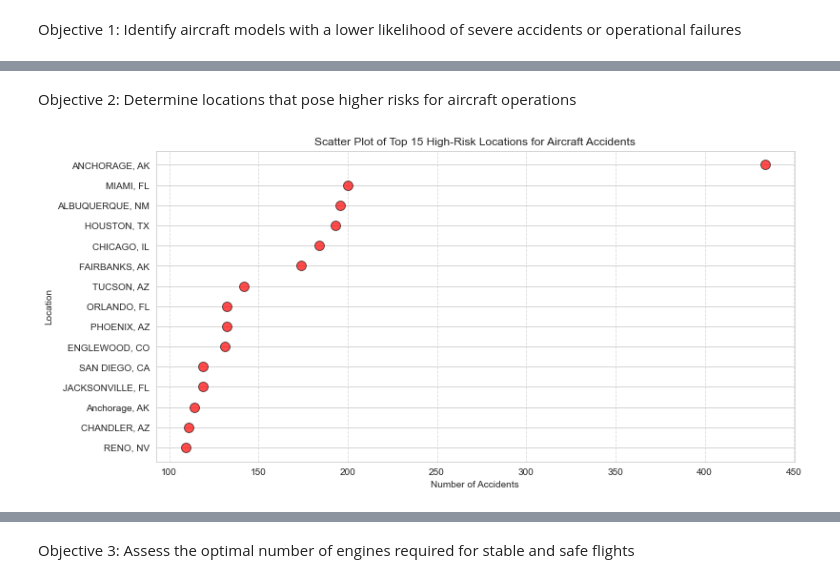
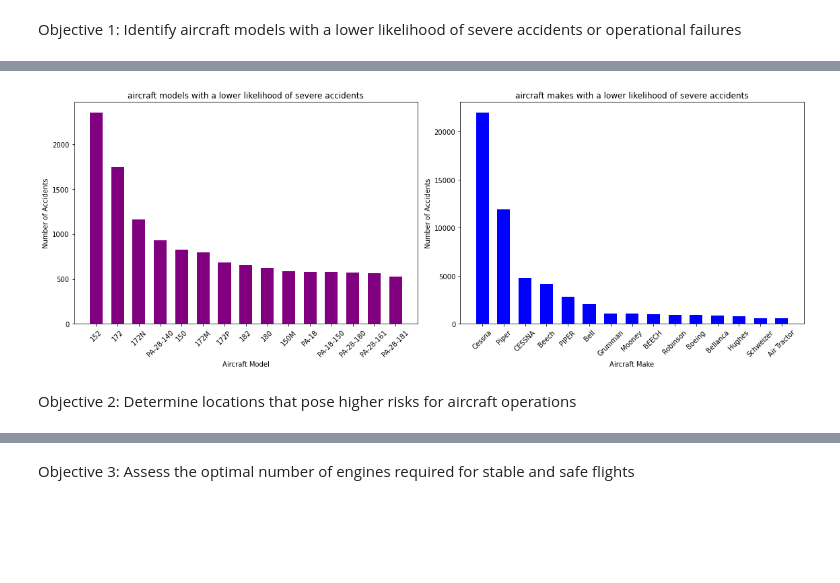
Before and after one commit to hanifa331/Data-Visualization, a Jupyter notebook: index.ipynb, the cells around one changed output, grey strips where cells are left out. Drawn from its saved outputs; the diff is of its cells as text; code cells hidden in the pictures; blank space fills up the shorter version.

```diff
--- a/index.ipynb
+++ b/index.ipynb
@@ -570,0 +574,7 @@ plt.show()
+# %%
+Accidents = df1[df1['Investigation_Type'] == 'Accident']
+Make_Accidents = Accidents.groupby('Make').size().sort_values(ascending=False)
+Model_Accidents = Accidents.groupby('Model').size().sort_values(ascending=False)
+# We now print the top 15 Aircrafts with the most accident occurences both the model and the make
+print(f'The top 15 Aircraft Makes with the most accident occurences:\n{Make_Accidents.head(15)}\n\n\n')
+print(f'Top 15 Aircraft Models with the most accident occurences:\n{Model_Accidents.head(15)}\n\n\n')
@@ -571,14 +599,22 @@ plt.show()
+# %%
+fig, axes = plt.subplots(1, 2, figsize=(16, 6))
+
+# (Aircraft Models)
+axes[0].bar(Model_Accidents.head(15).index, Model_Accidents.head(15).values, color='purple', width=0.6)
+axes[0].set_xlabel('Aircraft Model')
+axes[0].set_ylabel('Number of Accidents')
+axes[0].set_title('aircraft models with a lower likelihood of severe accidents')
+axes[0].tick_params(axis='x', rotation=45)
+
+# (Aircraft Makes)
+axes[1].bar(Make_Accidents.head(15).index, Make_Accidents.head(15).values, color='blue', width=0.6)
+axes[1].set_xlabel('Aircraft Make')
+axes[1].set_ylabel('Number of Accidents')
+axes[1].set_title('aircraft makes with a lower likelihood of severe accidents')
+axes[1].tick_params(axis='x', rotation=45)
+plt.tight_layout()
+plt.show()
+# %% [output]
+[figure, added]
 # %% [markdown]
 Objective 2: Determine locations that pose higher risks for aircraft operations
-# %%
-fig, ax = plt.subplots(figsize=(12, 6))
-sns.scatterplot(x=location_accidents.values, y=location_accidents.index, color="red", s=100, edgecolor="black", alpha=0.7, ax=ax)
-
-ax.set_xlabel("Number of Accidents")
-ax.set_ylabel("Location")
-ax.set_title("Scatter Plot of Top 15 High-Risk Locations for Aircraft Accidents")
-ax.grid(axis="x", linestyle="--", alpha=0.7)
-
-plt.show()
-# %% [output]
-[figure, removed]
```
Also changed, not shown: parts of 5 cells of this notebook.
